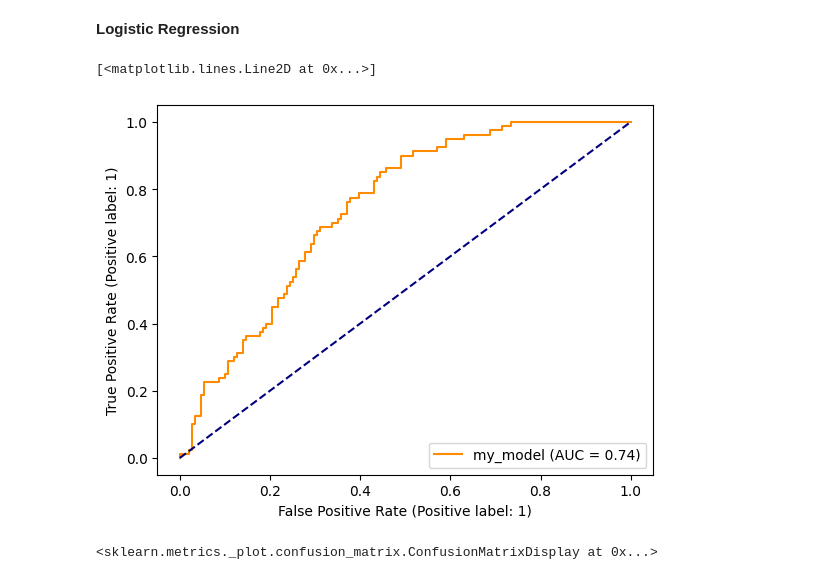
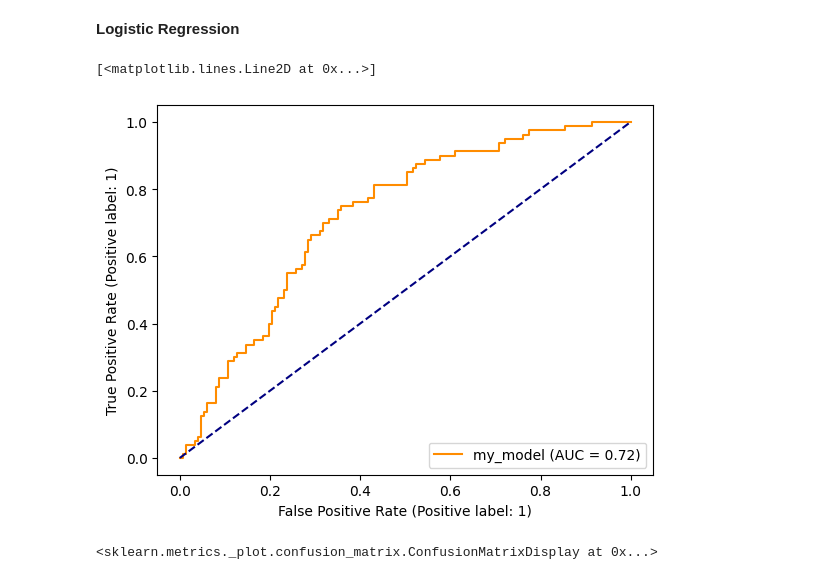
Before and after one commit to sschepanski/data-science-portfolio, a Jupyter notebook: Diabetes_Prediction/notebooks/Diabetes-Prediction.ipynb, the cells around one changed output. Cells and saved outputs as stored; diff of their text form; code cells hidden in the pictures.

```diff
--- a/Diabetes_Prediction/notebooks/Diabetes-Prediction.ipynb
+++ b/Diabetes_Prediction/notebooks/Diabetes-Prediction.ipynb
@@ -790,7 +791,7 @@ param_dist = {
     'ct__bmi__bmi_imputer': [KNNImputer(), SimpleImputer()],  # Imputer choices for 'bmi'
     'ct__impute_scale_remaining__scale': [MinMaxScaler(), StandardScaler()],  # Scaler choices for remaining features
     'ct__impute_scale__impute__n_neighbors': [5, 7, 9, 11, 13],  # Number of neighbors for imputation
-    'poly__degree': [3, 5, 7, 9],  # Polynomial degrees for logistic regression with polynomial features
+    'poly__degree': [3, 5],  # Polynomial degrees for logistic regression with polynomial features
     'model__penalty': ['l1', 'l2'],  # Regularization penalty choices for logistic regression
 }
 # %%
@@ -798,17 +799,17 @@ param_dist = {
 
 # Create a RandomizedSearchCV object with the logistic regression pipeline, hyperparameter distributions,
 # number of iterations, stratified k-fold cross-validation, and parallelization using 4 CPU cores
-random_search = RandomizedSearchCV(
+random_search_log_regression = RandomizedSearchCV(
     pipeline_logistic_regression,
     param_distributions=param_dist,  # Hyperparameter distributions to sample from
     n_iter=10,  # Number of iterations (adjust as needed)
     cv=StratifiedKFold(n_splits=5),  # Use stratified k-fold cross-validation for classification
-    n_jobs=1  # Parallelize the search using 4 CPU cores (-1 uses all available cores)
+    n_jobs=3  # Parallelize the search using 4 CPU cores (-1 uses all available cores)
 )
 
 # Fit the model using the randomized search
-random_search.fit(Xtrain, ytrain)
+random_search_log_regression.fit(Xtrain, ytrain)
 
 # Output the best parameters found by the randomized search
-print("Best Parameters:", random_search.best_params_)
+print("Best Parameters:", random_search_log_regression.best_params_)
 # %% [output]
@@ -876,26 +904,26 @@ Best Parameters for Decision Tree: {'model__min_samples_split': 5, 'model__min_s
 # %%
 # Plot the ROC curve for model evaluation
 
 # RocCurveDisplay.from_predictions: This function generates an ROC curve from true class labels (ytest) and predicted probabilities.
 # ytest: True class labels for the test set.
 # random_search.best_estimator_.predict_proba(Xtest)[:, 1]: Predicted probabilities of the positive class from the best estimator of the model.
 # color="darkorange": Set the color of the ROC curve to dark orange.
 # name='my_model': Assign a name to the model for display in the legend.
 
 RocCurveDisplay.from_predictions(
     ytest,
-    random_search.best_estimator_.predict_proba(Xtest)[:, 1],  # Probabilities of the positive class
+    random_search_log_regression.best_estimator_.predict_proba(Xtest)[:, 1],  # Probabilities of the positive class
     color="darkorange",  # Color for the ROC curve
     name='my_model'  # Name for the model in the legend
 )
 
 # plt.plot([0, 1], [0, 1], color='navy', linestyle='--'): Plot the diagonal line (y=x) on the ROC plot.
 # This line represents a random classifier with no predictive power.
 
 plt.plot([0, 1], [0, 1], color='navy', linestyle='--')
 # %% [output]
 [<matplotlib.lines.Line2D at 0x...>]
-[figure, old version]
+[figure, new version]
 # %%
 # Generate and plot the confusion matrix for model evaluation
 
```
Also changed, not shown: parts of 18 cells of this notebook, 7 other files.
